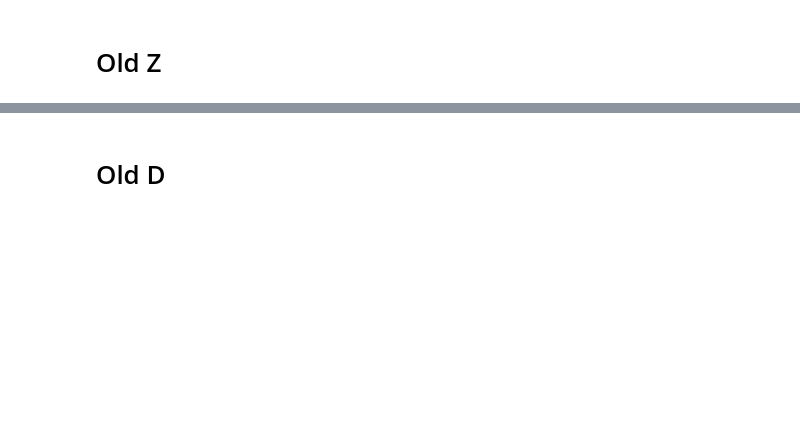
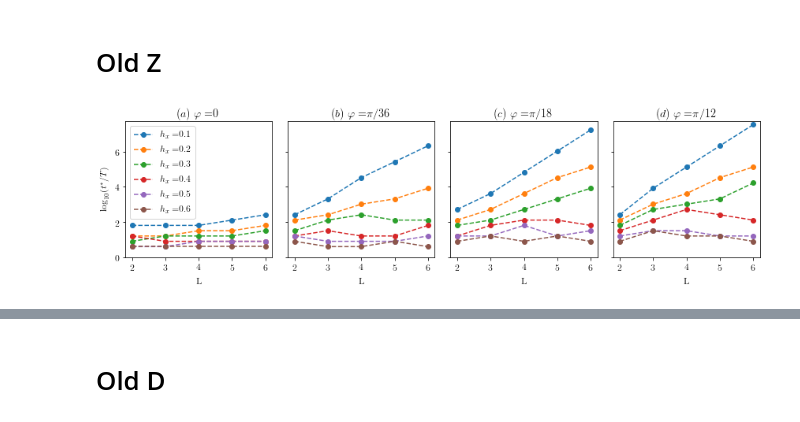
Before and after one commit to suracefm/exactdiag, a Jupyter notebook: 2018/Clock Z3.ipynb, the cells around one changed output, grey strips where cells are left out. Cells and saved outputs as stored; diff of their text form; code cells hidden in the pictures; blank space fills up the shorter version.

Commit message:
plots etc

```diff
--- a/2018/Clock Z3.ipynb
+++ b/2018/Clock Z3.ipynb
@@ -25,5 +25,38 @@ for phinum, phi in enumerate(phi_vec):
             filename='clock3/Z_D/scan_1/Z/Z_%02d_%02d_%02d.dat' % (phinum, hxnum, L)
             t, Zabs, Zang, thist = np.loadtxt(filename, unpack=True)
             Z[phinum, hxnum, L-2]=Zabs*np.exp(1j*Zang)
+# %%
+def tdecay(sigma):
+    return np.argmax(sigma<0.5, axis=-1)
+
+# def tdecay(sigma):
+#     return 2*np.sum(sigma*np.arange(len(sigma)))/np.sum(sigma)
+
+# def tdecay(vec):
+#     return np.argmax(-np.gradient(vec))
+# %%
+figtd, axtd= plt.subplots(1,4,figsize=(12,3.5), sharey=True)
+
+tdec=np.log10(2)*tdecay(np.real(Z))
+
+for phinum, phi in enumerate(phi_vec[:4]):
+    for hxnum, hx in enumerate(hx_vec):
+        axtd[phinum].plot(sizes,tdec[phinum, hxnum], marker='o', linestyle='dashed',\
+                          label=r'$h_x=$%.1f' %hx)
+    axtd[phinum].set_xlabel('L')
+    axtd[phinum].set_title(r'$(%c)\;\varphi=$' %chr(97+phinum)+phi_names[phinum])
+axtd[0].set_ylabel(r'$\log_{10}(t^*/T)$')
+axtd[0].legend()
+axtd[0].set_ylim(0,7.7)
+
+#axtd.legend(bbox_to_anchor=(0.02, 0.89, 0.96, .1), loc=1,
+#           mode="expand", borderaxespad=0., frameon=False)
+#axtd.set_ylim(-0.1,8.1)
+
+plt.tight_layout()
+#plt.savefig('Ztsubplots.pdf', bbox_inches='tight', pad_inches=0.02)
+plt.show()
+# %% [output]
+[figure, added]
 # %%
 myplots=[(1,0,'a'), (1,1,'b'), (0,0,'c')]
```
Also changed, not shown: parts of 17 cells of this notebook, 22 other files.
